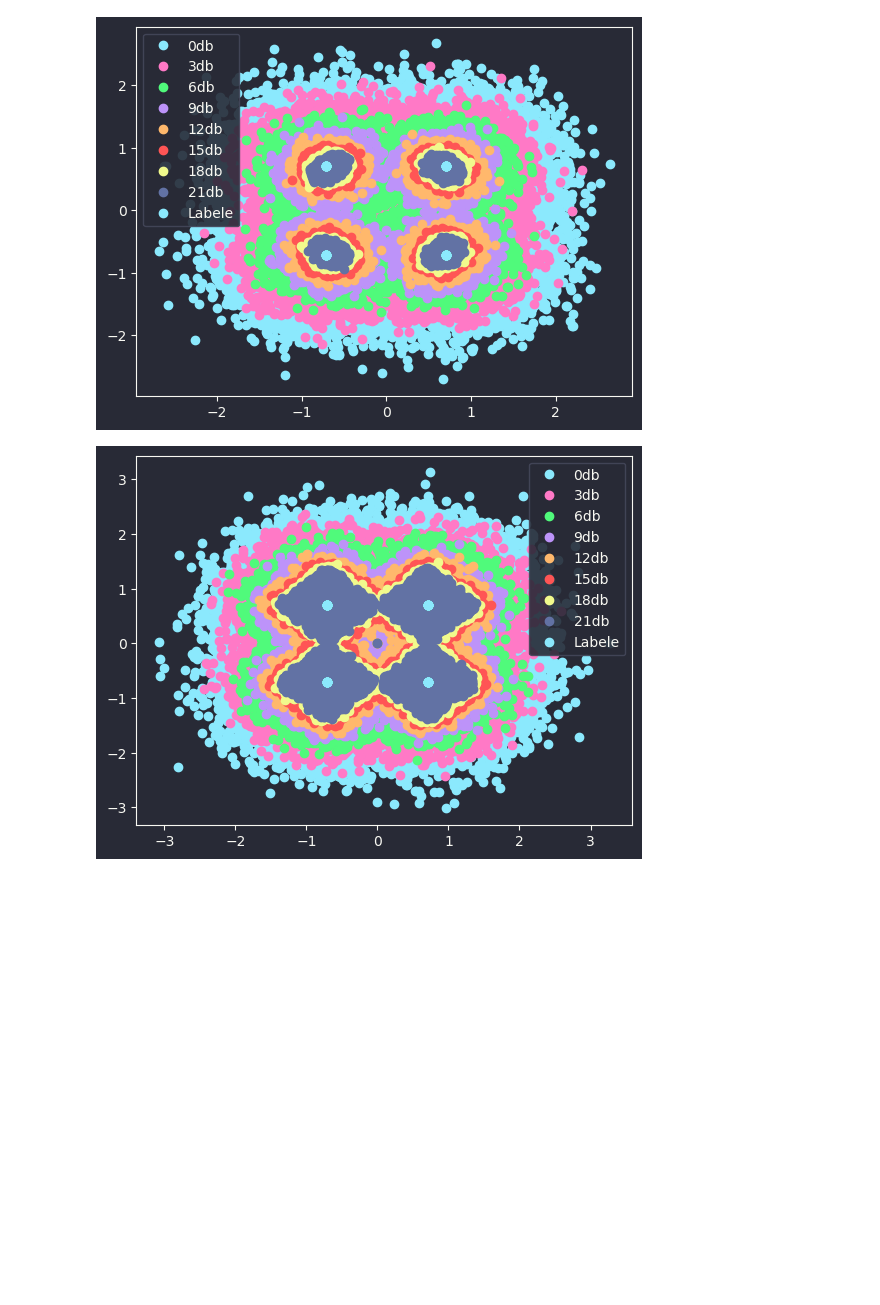
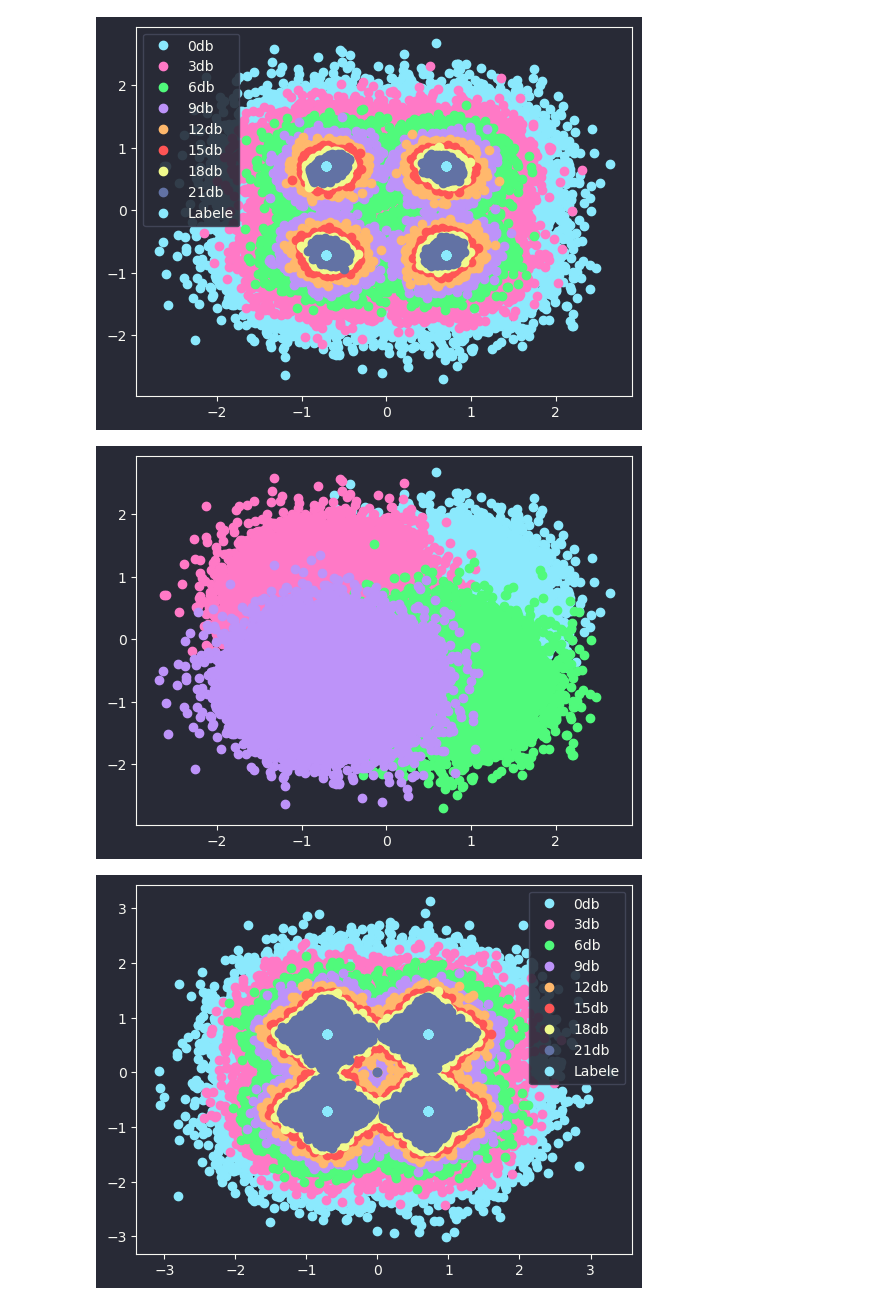
Before and after one commit to MatejaStojkovic/OTE_ETF_2023_project, a Jupyter notebook: src/notebook.ipynb, the cells around one changed output. Saved outputs shown, nothing was run; the diff lists cells and outputs as text; code cells hidden in the pictures; blank space fills up the shorter version.

```diff
--- a/src/notebook.ipynb
+++ b/src/notebook.ipynb
@@ -78,7 +71,16 @@ print(Labele_Redni_brojevi_simbola)
  [1]]
 # %%
 print(Simboli_na_prijemu_fazni_offset_uzorak.shape)
-
+dbIds = {
+    "0db": 0,
+    "3db": 1,
+    "6db": 2,
+    "9db": 3,
+    "12db": 4,
+    "15db": 5,
+    "18db": 6,
+    "21db": 7,
+}
 for key in dbIds:
     primljeni_signal = Simboli_na_prijemu_fazni_offset_uzorak[dbIds[key]]
     plt.plot(primljeni_signal.real, primljeni_signal.imag, "o", label=key)
@@ -88,6 +90,17 @@ plt.show()
 # %% [output]
 (8, 65538)
 [figure]
+# %%
+unique_symbols = np.unique(Labele_Redni_brojevi_simbola)
+# stack labels 8 times on top of each other
+Labele_Redni_brojevi_simbola = np.stack([Labele_Redni_brojevi_simbola] * 8)[..., 0]
+print(Labele_Redni_brojevi_simbola.shape)
+print(Simboli_na_prijemu_fazni_offset_uzorak.shape)
+for symbol in unique_symbols:
+    primljeni_signal = Simboli_na_prijemu_fazni_offset_uzorak[Labele_Redni_brojevi_simbola == symbol].flatten()
+    plt.plot(primljeni_signal.real, primljeni_signal.imag, "o", label=symbol)
+# %% [output]
+[figure, added]
 # %%
 for key in dbIds:
     primljeni_signal = Simboli_na_prijemu_multipath_uzorak[dbIds[key]]
```
Also changed, not shown: parts of 3 cells of this notebook, 15 other files.
